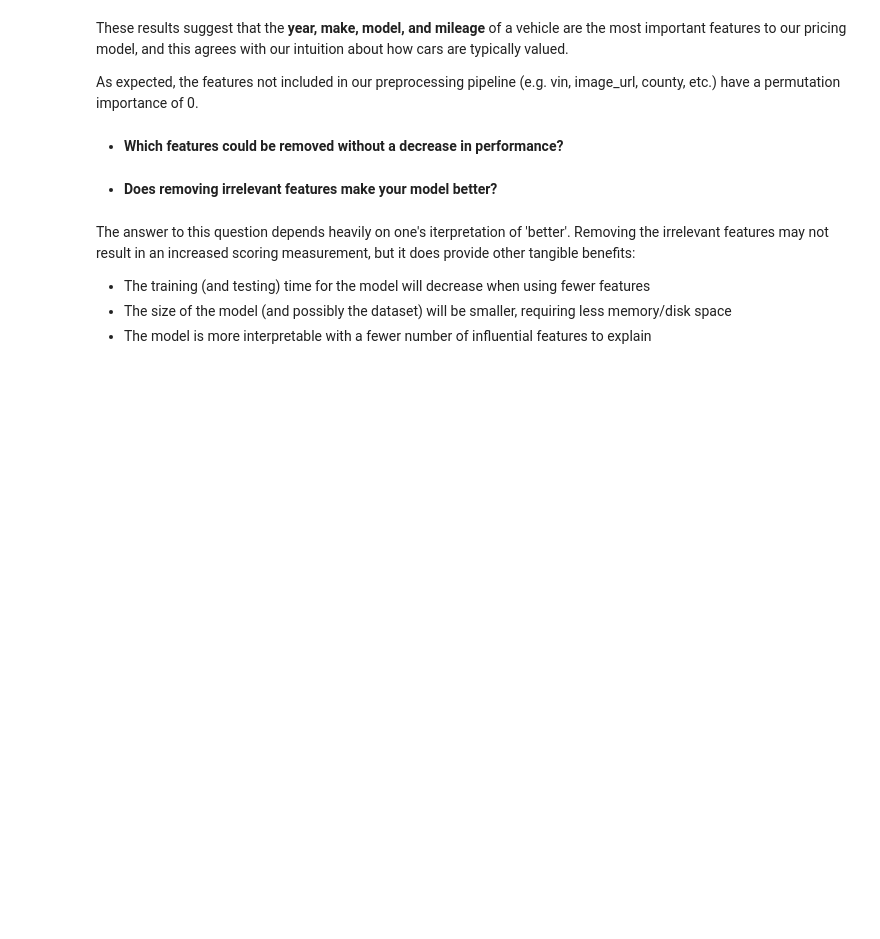
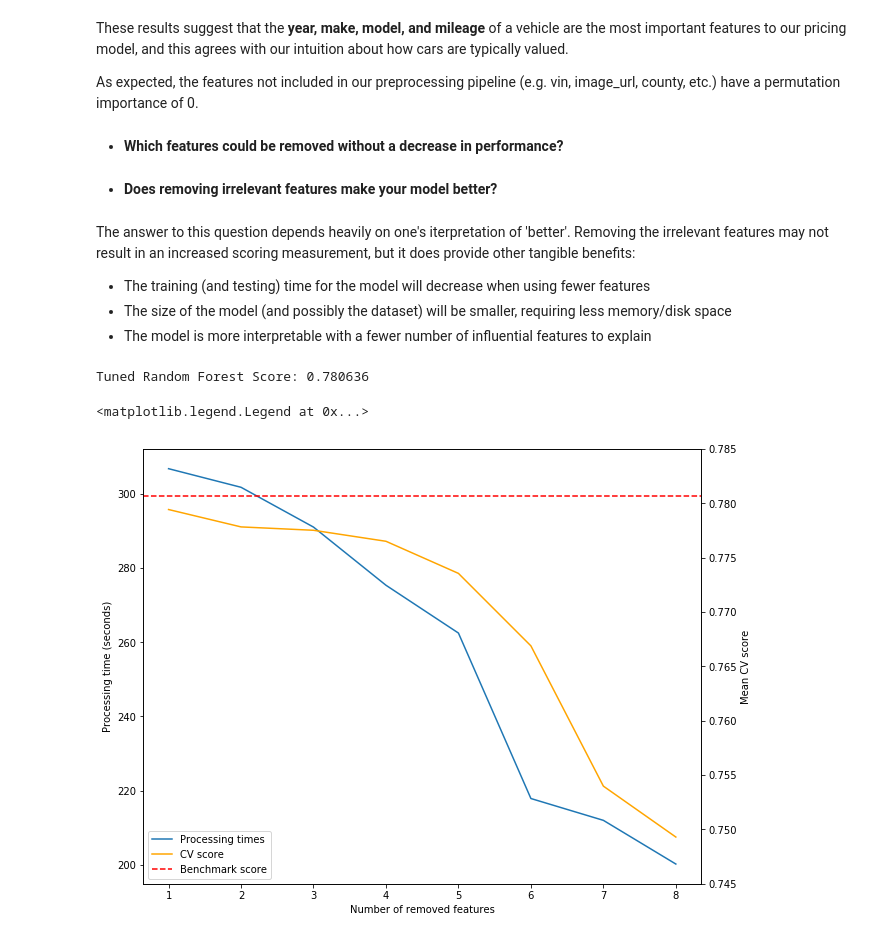
Before and after one commit to AppliedML2020/assignment-3-tomas-larrain, a Jupyter notebook: hw-3.ipynb, the cells around one changed output. Saved outputs shown, nothing was run; the diff lists cells and outputs as text; code cells hidden in the pictures; blank space fills up the shorter version.

```diff
--- a/hw-3.ipynb
+++ b/hw-3.ipynb
@@ -1263,3 +1261,62 @@ The answer to this question depends heavily on one's iterpretation of 'better'.
 - The training (and testing) time for the model will decrease when using fewer features
 - The size of the model (and possibly the dataset) will be smaller, requiring less memory/disk space
 - The model is more interpretable with a fewer number of influential features to explain
+# %%
+unused_features = ['id', 'long', 'county', 'region', 'region_url', 'description', 'image_url', 'vin', 'lat']
+
+# Use a ShuffleSplit object to sub-sample the training data for faster cross validataion
+fs_shuffle = ShuffleSplit(n_splits=10, train_size=50000, test_size=10000, random_state=25)
+tuned_rf_pipe = make_pipeline(BEST_PREPROCESSOR_NO_SCALING,
+                              RandomForestRegressor(max_features=0.3, random_state=25, n_jobs=n_jobs))
+tuned_rf_score = cross_val_score(tuned_rf_pipe, X_train, y_train, cv=fs_shuffle).mean()
+print(f"Tuned Random Forest Score: {tuned_rf_score:.6f}")
+# %% [output]
+Tuned Random Forest Score: 0.780636
+# %%
+from copy import deepcopy
+import time
+sorted_importance = importances[sort_idx]
+current_preprocessor = deepcopy(BEST_PREPROCESSOR_NO_SCALING)
+mean_scores = []
+last_removed_feature = []
+processing_times = []
+for i, feature in enumerate(features_by_importance):
+    features_for_iteration = []
+    if i > 16:
+        break
+    if feature in unused_features:
+        continue
+    last_removed_feature.append(feature)
+
+    for transformer in current_preprocessor.transformers:
+        if feature in transformer[2]:
+            transformer[2].remove(feature)
+        features_for_iteration += transformer[2]
+    current_rf_pipe = make_pipeline(current_preprocessor,
+                              RandomForestRegressor(max_features=0.3, random_state=25, n_jobs=n_jobs))
+    start_time = time.time()
+    current_rf_score = cross_val_score(current_rf_pipe, X_train, y_train, cv=fs_shuffle).mean()
+    mean_scores.append(current_rf_score)
+    processing_times.append(time.time() - start_time)
+# %%
+fig, ax = plt.subplots(figsize=(10, 8))
+
+ax.plot(processing_times, label='Processing times')
+ax.set_xticklabels(range(len(last_removed_feature) + 1))
+ax.set_xlabel('Number of removed features')
+ax.set_ylabel('Processing time (seconds)')
+ax.set_title('Impact in removing features')
+ax2 = ax.twinx()
+ax2.plot(mean_scores, color='orange', label='CV score')
+ax2.set_xticklabels(range(len(last_removed_feature) + 1))
+ax2.set_ylabel('Mean CV score')
+ax2.axhline(y=tuned_rf_score, color='r', linestyle='--', label='Benchmark score')
+ax2.set_ylim(0.745, 0.785)
+
+# ask matplotlib for the plotted objects and their labels
+lines, labels = ax.get_legend_handles_labels()
+lines2, labels2 = ax2.get_legend_handles_labels()
+ax2.legend(lines + lines2, labels + labels2, loc=0)
+# %% [output]
+<matplotlib.legend.Legend at 0x...>
+[figure, added]
```
Also changed, not shown: parts of 4 cells of this notebook.
